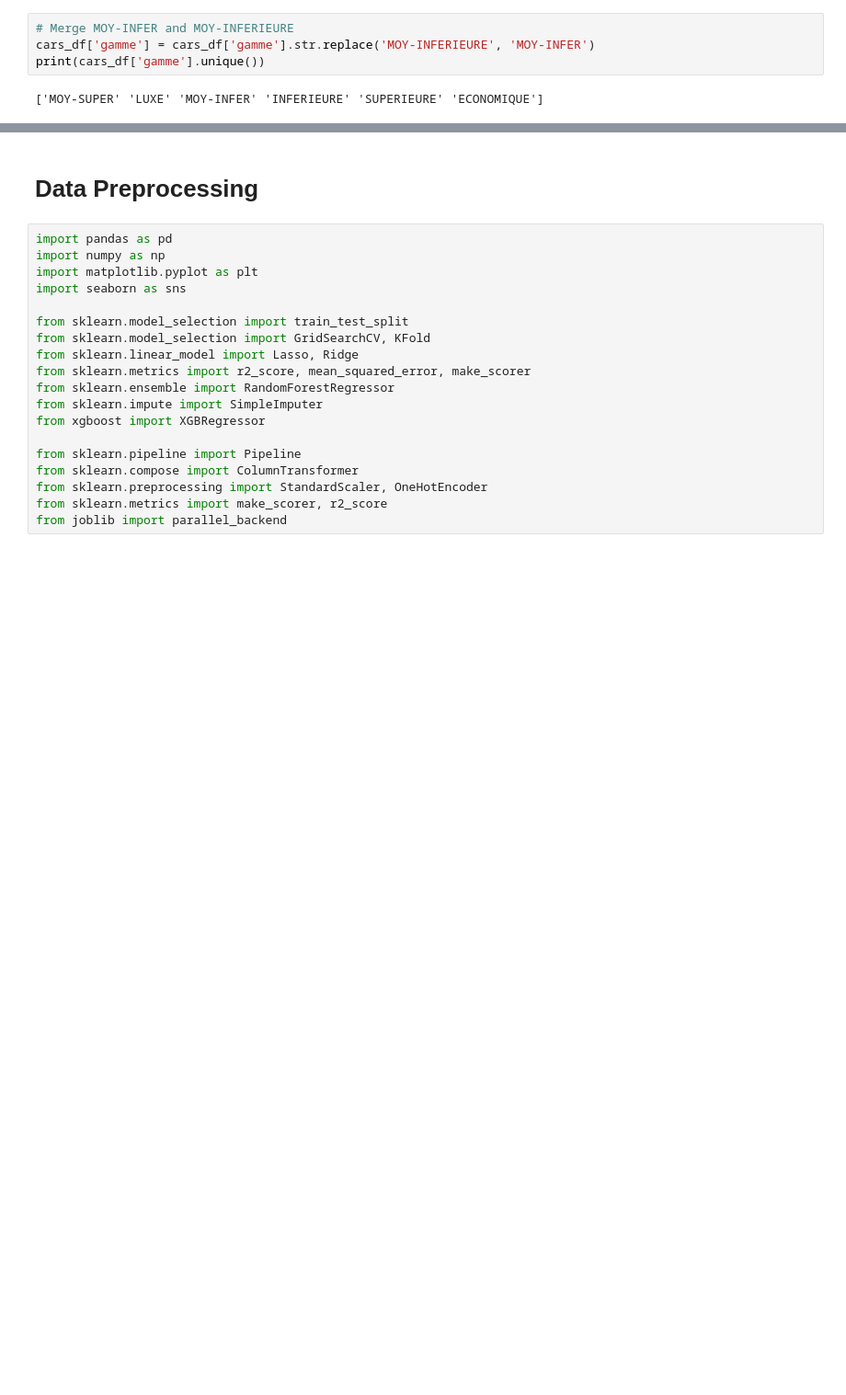
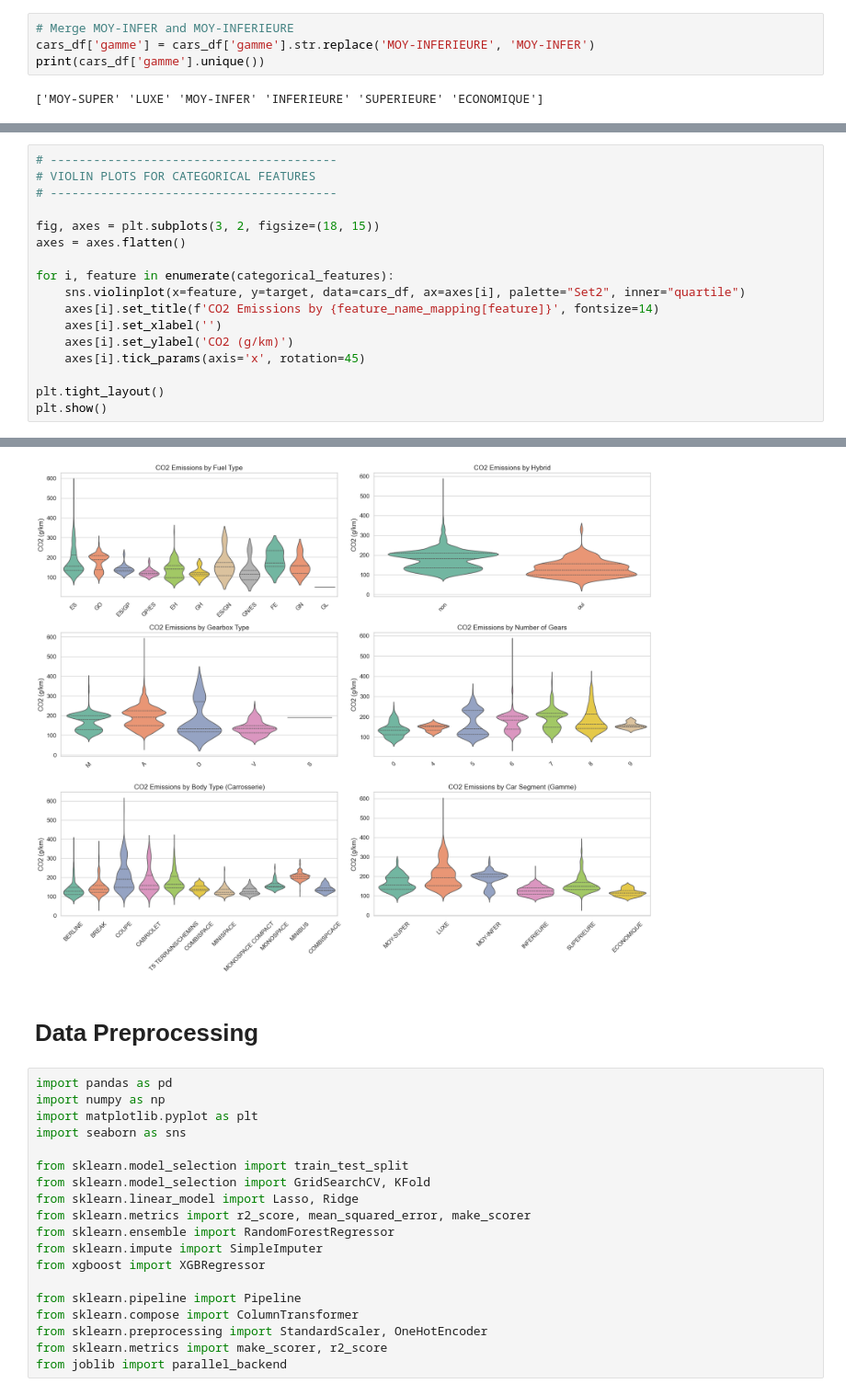
Before and after one commit to cynthia-francis/Prediction_CO2_Emissions_Cars, a Jupyter notebook: src/car_emissions_modeling.ipynb, the cells around one changed output, grey strips where cells are left out. Shown at 92% size. Saved outputs shown, nothing was run; the diff lists cells and outputs as text; blank space fills up the shorter version.

```diff
--- a/src/car_emissions_modeling.ipynb
+++ b/src/car_emissions_modeling.ipynb
@@ -701,0 +705,18 @@ for col in cars_df.columns:
+# %%
+# ----------------------------------------
+# VIOLIN PLOTS FOR CATEGORICAL FEATURES
+# ----------------------------------------
+
+fig, axes = plt.subplots(3, 2, figsize=(18, 15))
+axes = axes.flatten()
+
+for i, feature in enumerate(categorical_features):
+    sns.violinplot(x=feature, y=target, data=cars_df, ax=axes[i], palette="Set2", inner="quartile")
+    axes[i].set_title(f'CO2 Emissions by {feature_name_mapping[feature]}', fontsize=14)
+    axes[i].set_xlabel('')
+    axes[i].set_ylabel('CO2 (g/km)')
+    axes[i].tick_params(axis='x', rotation=45)
+
+plt.tight_layout()
+plt.show()
+# %% [output]
@@ -702,3 +740,4 @@ for col in cars_df.columns:
+[figure, added]
 # %% [markdown]
 # Data Preprocessing
 # %%
```
Also changed, not shown: parts of 19 cells of this notebook.
